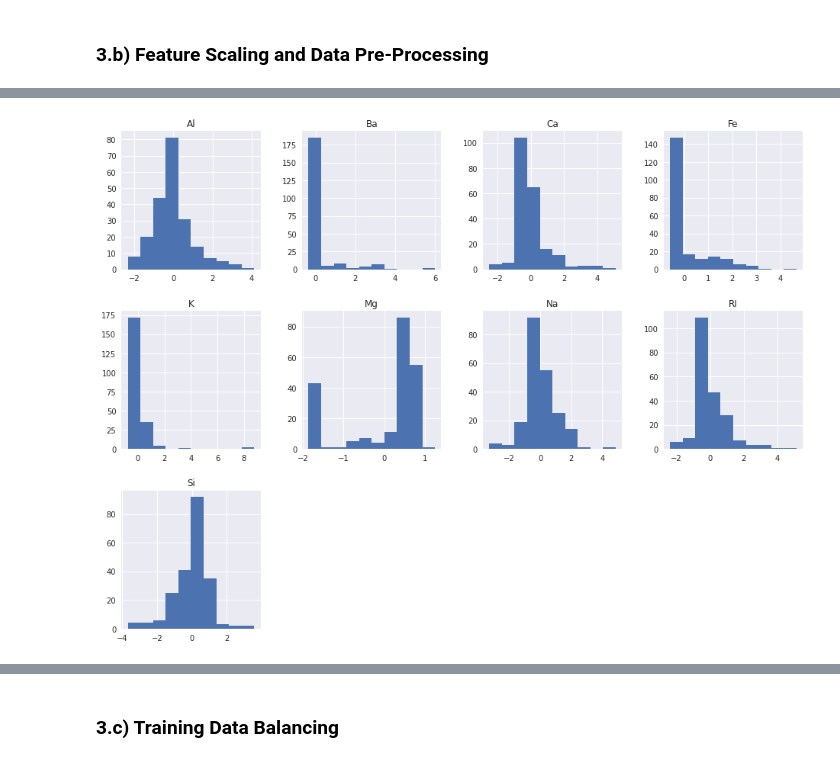
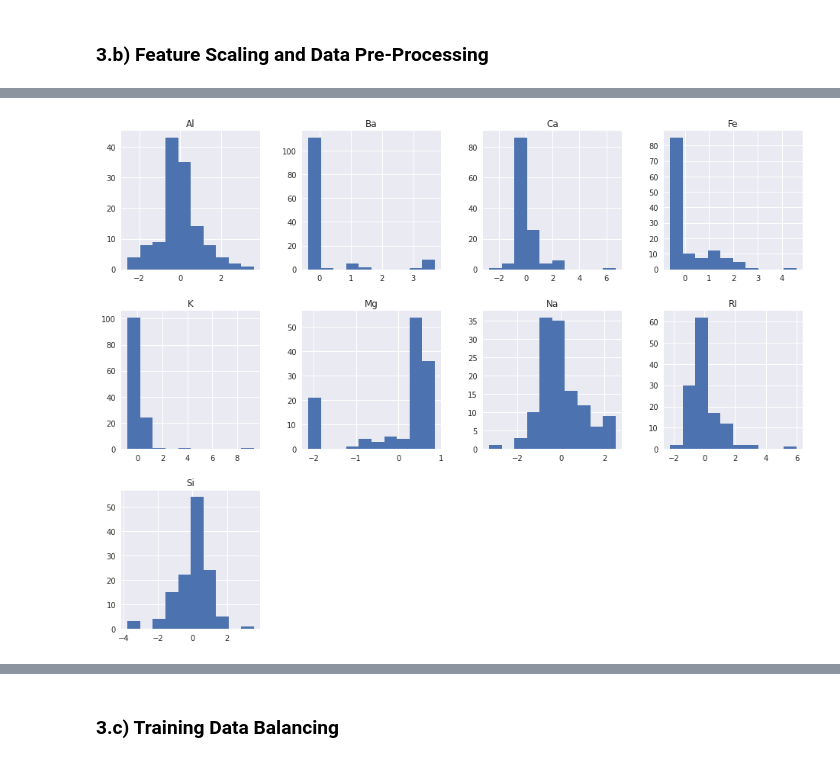
Before and after one commit to daines-analytics/tabular-data-projects, a Jupyter notebook: _py-project-templates/py_sklearn_multiclass_tabular_data_example.ipynb, the cells around one changed output, grey strips where cells are left out. Cells and saved outputs as stored; diff of their text form; code cells hidden in the pictures.

```diff
--- a/_py-project-templates/py_sklearn_multiclass_tabular_data_example.ipynb
+++ b/_py-project-templates/py_sklearn_multiclass_tabular_data_example.ipynb
@@ -113,7 +108,7 @@ startTimeScript = datetime.now()
 n_jobs = 1
 
 # Set up the flag to stop sending progress emails (setting to True will send status emails!)
-notifyStatus = True
+notifyStatus = False
 
 # Set up the parent directory location for loading the dotenv files
 useColab = False
@@ -140,9 +135,9 @@ plt.style.use('seaborn')
 pd.set_option("display.max_rows", 500)
 pd.set_option("display.width", 140)
 
-# Set the flag for splitting the dataset
-splitDataset = True
-splitPercentage = 0.25
+# Set the percentage sizes for splitting the dataset
+test_set_size = 0.2
+val_set_size = 0.25
 
 # Set the number of folds for cross validation
 n_folds = 5
@@ -474,13 +469,10 @@ if notifyStatus: status_notify("Task 3 - Pre-process Data has begun! "+datetime.
 # X_original = pd.get_dummies(X_original)
 # print(X_original.info())
 # %%
-# Split the data further into training and test datasets
-if splitDataset:
-    X_train_df, X_test_df, y_train_df, y_test_df = train_test_split(X_original, y_original, test_size=splitPercentage,
-                                                                    stratify=y_original, random_state=seedNum)
-else:
-    X_train_df, y_train_df = X_original, y_original
-    X_test_df, y_test_df = X_original, y_original
-print("X_train.shape: {} y_train_df.shape: {}".format(X_train_df.shape, y_train_df.shape))
+# Split the data further into training, validation, and test datasets
+X_train_val, X_test_df, y_train_val, y_test_df = train_test_split(X_original, y_original, test_size=test_set_size, stratify=y_original, random_state=seedNum)
+X_train_df, X_validation_df, y_train_df, y_validation_df = train_test_split(X_train_val, y_train_val, test_size=val_set_size, stratify=y_train_val, random_state=seedNum)
+print("X_train_df.shape: {} y_train_df.shape: {}".format(X_train_df.shape, y_train_df.shape))
+print("X_validation_df.shape: {} y_validation_df.shape: {}".format(X_validation_df.shape, y_validation_df.shape))
 print("X_test_df.shape: {} y_test_df.shape: {}".format(X_test_df.shape, y_test_df.shape))
 # %% [output]
@@ -490,7 +483,7 @@ X_test_df.shape: (54, 9) y_test_df.shape: (54,)
 ### 3.b) Feature Scaling and Data Pre-Processing
 # %%
 # Histograms for each attribute before pre-processing
-columns_to_scale = X_original.columns[X_original.dtypes == 'float64'].tolist()
-X_original[columns_to_scale].hist(layout=(dispRow,dispCol))
+columns_to_scale = X_train_df.columns[X_train_df.dtypes == 'float64'].tolist()
+X_train_df[columns_to_scale].hist(layout=(dispRow,dispCol))
 plt.show()
 # %% [output]
@@ -499,7 +492,7 @@ plt.show()
 # Apply feature scaling and transformation
 print('Columns to scale are:', columns_to_scale)
 scaler = preprocessing.StandardScaler()
-X_original[columns_to_scale] = scaler.fit_transform(X_original[columns_to_scale])
-print(X_original.head())
+X_train_df[columns_to_scale] = scaler.fit_transform(X_train_df[columns_to_scale])
+print(X_train_df.head())
 # %% [output]
 Columns to scale are: ['RI', 'Na', 'Mg', 'Al', 'Si', 'K', 'Ca', 'Ba', 'Fe']
@@ -512,6 +518,6 @@ Columns to scale are: ['RI', 'Na', 'Mg', 'Al', 'Si', 'K', 'Ca', 'Ba', 'Fe']
 # %%
 # Histograms for each attribute after pre-processing
-X_original[columns_to_scale].hist(layout=(dispRow,dispCol))
+X_train_df[columns_to_scale].hist(layout=(dispRow,dispCol))
 plt.show()
 # %% [output]
-[figure, old version]
+[figure, new version]
```
Also changed, not shown: parts of 32 cells of this notebook, 5 other files.
